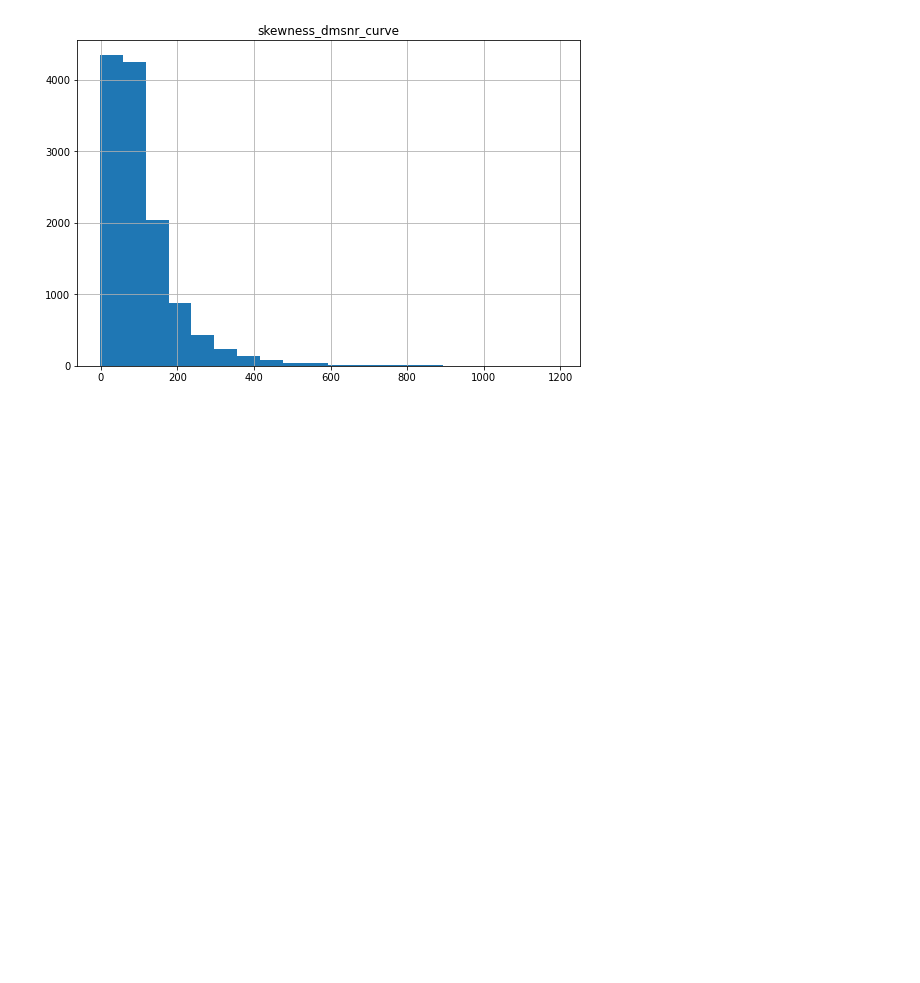
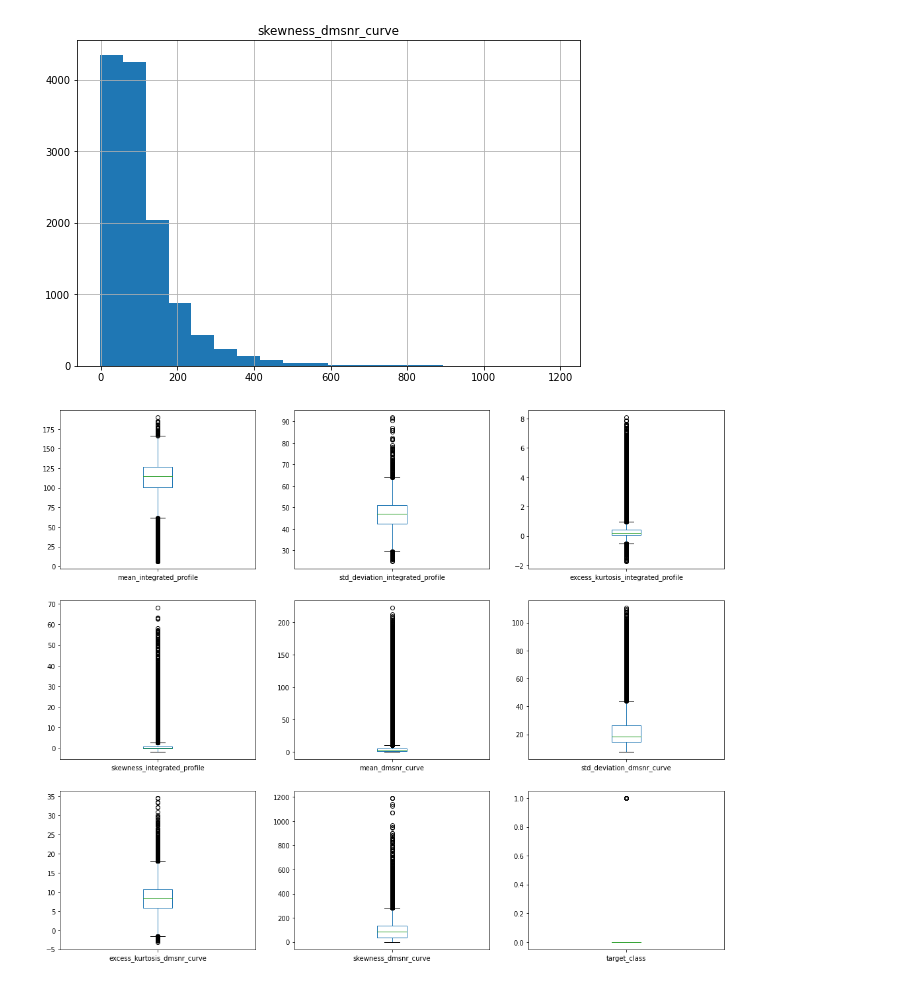
Before and after one commit to dsarj/tcc_previsao_pulsares, a Jupyter notebook: pulse_star.ipynb, the cells around one changed output. Drawn from its saved outputs; the diff is of its cells as text; code cells hidden in the pictures; blank space fills up the shorter version.

Commit message:
Tratando outliers

```diff
--- a/pulse_star.ipynb
+++ b/pulse_star.ipynb
@@ -294,3 +295,10 @@ Name: skewness_dmsnr_curve, dtype: float64
 array([[<matplotlib.axes._subplots.AxesSubplot object at 0x...>]],
       dtype=object)
 [figure]
+# %%
+# Exbindo boxplt para lidar com outliers
+import matplotlib.pyplot as plt
+ps_train.plot(kind = "box" , subplots = True , figsize = (18,15) ,  layout = (3,3))
+plt.show()
+# %% [output]
+[figure, added]
```
Also changed, not shown: parts of 5 cells of this notebook.
